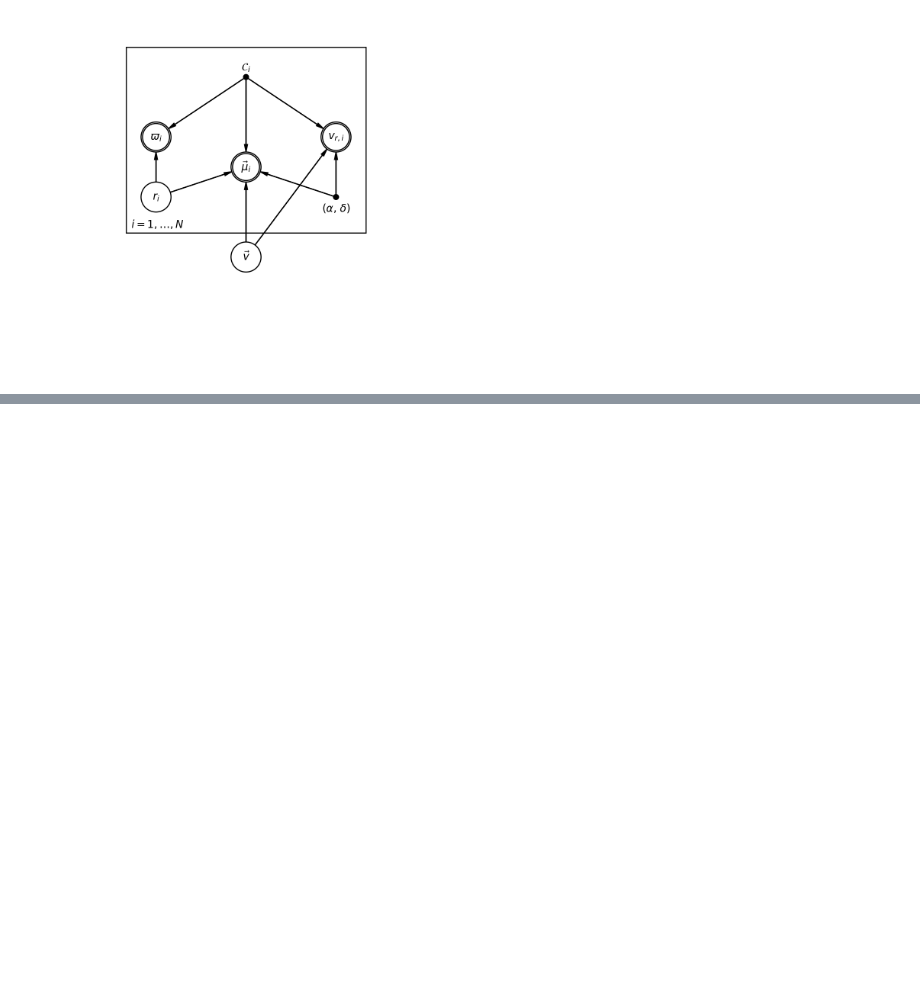
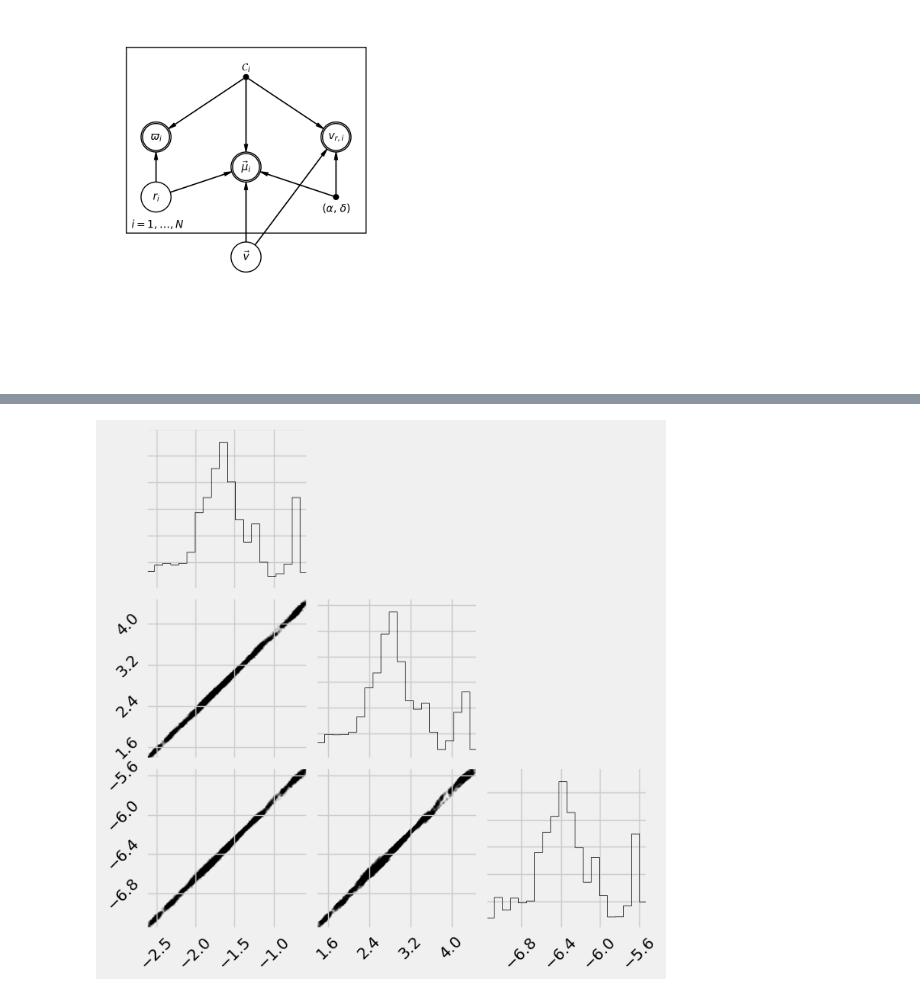
Before and after one commit to smoh/Group10, a Jupyter notebook: notebooks/Model kinematics.ipynb, the cells around one changed output, grey strips where cells are left out. Drawn from its saved outputs; the diff is of its cells as text; code cells hidden in the pictures; blank space fills up the shorter version.

```diff
--- a/notebooks/Model kinematics.ipynb
+++ b/notebooks/Model kinematics.ipynb
@@ -114 +205,5 @@ plt.plot(qv.params.eval()[:,0], qv.params.eval()[:,2], lw=1);
+# %%
+corner.corner(qv.params.eval()[30000:], plot_contours=False, plot_density=False);
+# %% [output]
+[figure, added]
 # %%
```
Also changed, not shown: parts of 34 cells of this notebook, 1 other file.
